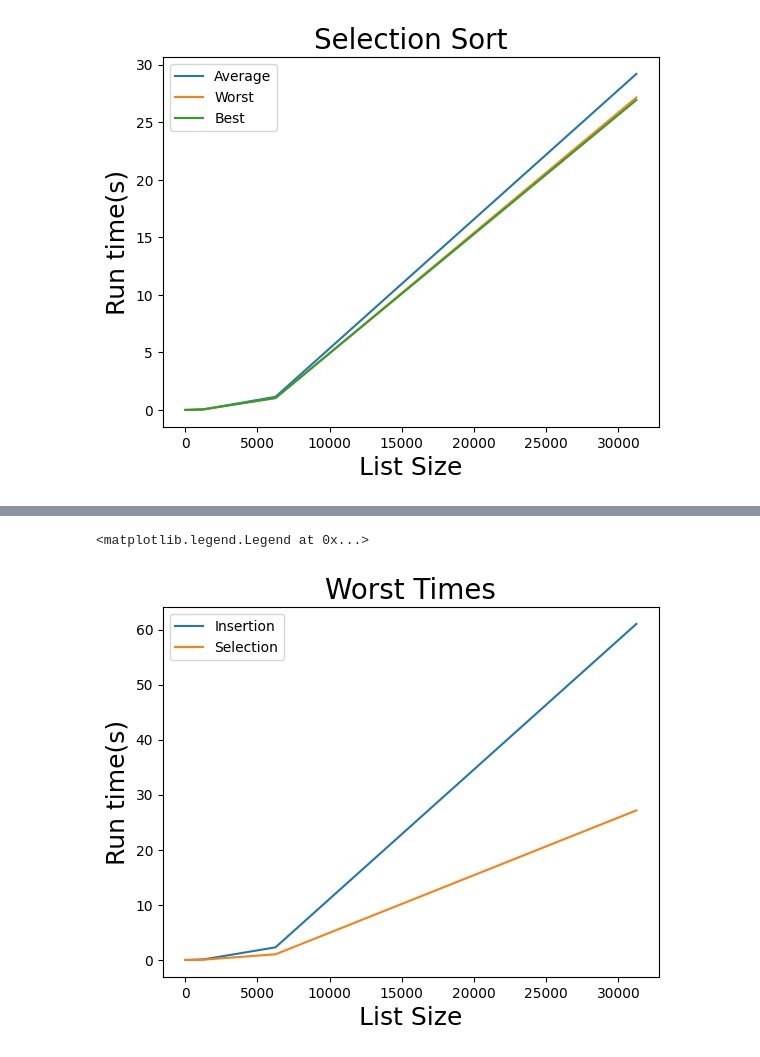
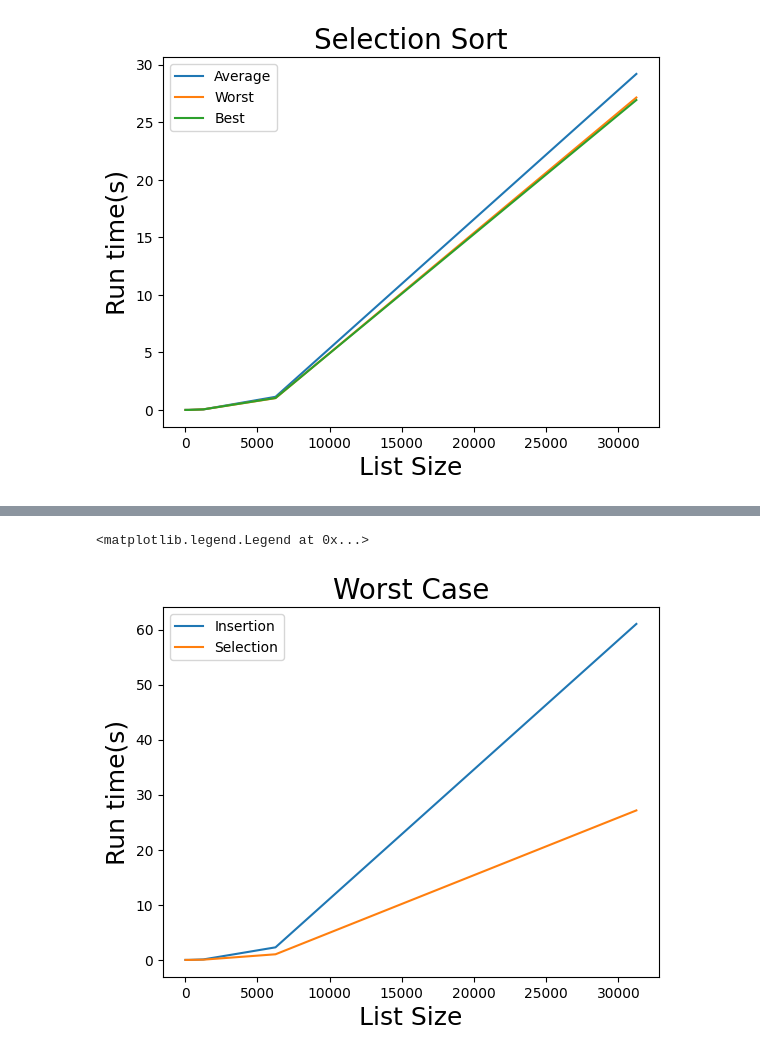
Before and after one commit to Snakekill88/Inertion_Selection_Sort_Performance, a Jupyter notebook: Program 2.ipynb, the cells around one changed output, grey strips where cells are left out. Saved outputs shown, nothing was run; the diff lists cells and outputs as text; code cells hidden in the pictures.

```diff
--- a/Program 2.ipynb
+++ b/Program 2.ipynb
@@ -234,14 +234,14 @@ plt.legend()
 # %%
 plt.plot(list_sizes, reversed_times_insertion, label="Insertion")
 plt.plot(list_sizes, reversed_times_selection, label="Selection")
 
 plt.xlabel("List Size", fontsize=18)
 plt.ylabel("Run time(s)", fontsize=18)
-plt.title("Worst Times", fontsize=20)
+plt.title("Worst Case", fontsize=20)
 plt.legend()
 # %% [output]
 <matplotlib.legend.Legend at 0x...>
-[figure, old version]
+[figure, new version]
 # %%
 plt.plot(list_sizes, sorted_times_insertion, label="Insertion")
 plt.plot(list_sizes, sorted_times_selection, label="Selection")
```
Also changed, not shown: parts of 3 cells of this notebook.
